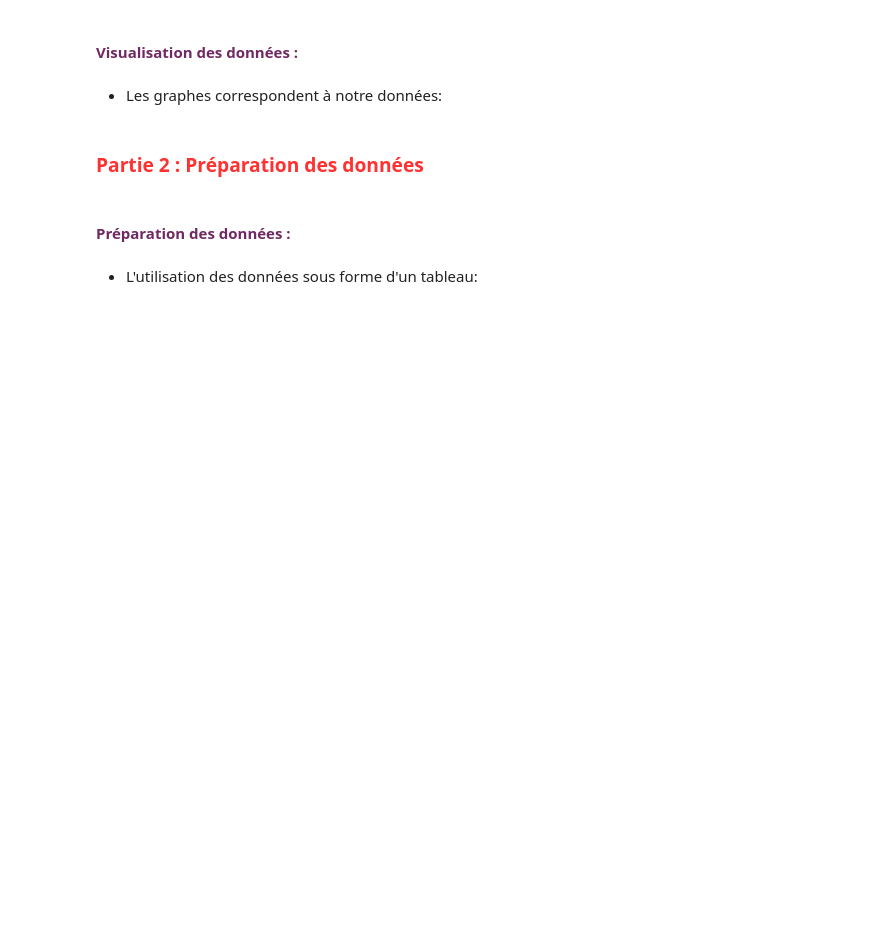
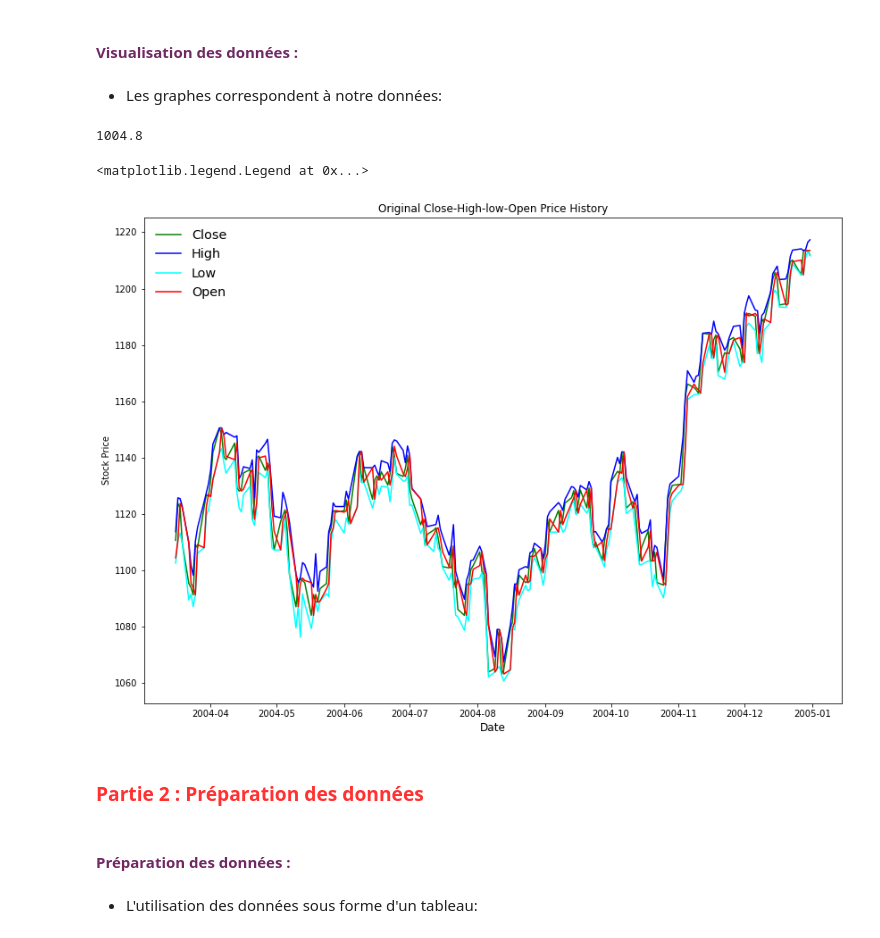
Before and after one commit to AymaneBOUJELLABA/ProjetRNA, a Jupyter notebook: Mini-projet_RNA_Partie1.ipynb, the cells around one changed output. Drawn from its saved outputs; the diff is of its cells as text; code cells hidden in the pictures; blank space fills up the shorter version.

```diff
--- a/Mini-projet_RNA_Partie1.ipynb
+++ b/Mini-projet_RNA_Partie1.ipynb
@@ -86,10 +75,13 @@ from sklearn.metrics import explained_variance_score,  r2_score
     </li>
 </ol>
 # %%
-start = datetime(2000, 1, 1)
-end = datetime(2005, 1, 1)
-sp_data = pdr.DataReader('^GSPC', 'yahoo', start, end)
+# importer les données
+#la date de debut
+d_start = datetime(2000, 1, 1)
+#la date de fin
+d_end = datetime(2010, 1, 1)
+sp500_data = pdr.DataReader('^GSPC', 'yahoo', d_start, d_end)
 
-# Verify loaded data by displaying the 5 first rows
-sp_data.head()
+# Verifier les 5 premiers lignes du données
+sp500_data.head()
 # %% [output]
@@ -120,32 +128,39 @@ sp_data.head()
         Les graphes correspondent à notre données:
     </li>
 </ul>
+# %%
+1256 - (1256 * 0.2)
+# %% [output]
+1004.8
 # %%
-#--------------------------------------------plotting original data-------------------------------------
-f, (ax1) = plt.subplots(1, figsize=(14,10))
+#++++++++++++++++++++++++++++++++++++++++++++Affichage de données originale++++++++++++++++++++++++++++++++++++++++
+f, ax = plt.subplots(figsize=(14,10))
 
 # First Subplot:"Close Price History"
-ax1.plot(sp_data.index[1054:], sp_data["Close"][1054:], color="blue",label='Close')
-ax1.set_xlabel("Date", fontsize=12)
-ax1.set_ylabel("Stock Price")
-ax1.set_title("Original Close-High-low-Open Price History")
+ax.plot(sp500_data.index, sp500_data["Close"], color="green",label='Close')
+ax.set_xlabel("Date", fontsize=12)
+ax.set_ylabel("Stock Price")
+ax.set_title("Original Close-High-low-Open Price History")
 
 # Second Subplot:"High Price History"
-ax1.plot(sp_data.index[1054:], sp_data["High"][1054:], color="green",label='High')
-ax1.set_xlabel("Date", fontsize=12)
-ax1.set_ylabel("Stock Price")
+ax.plot(sp500_data.index[1054:], sp500_data["High"][1054:], color="blue",label='High')
+ax.set_xlabel("Date", fontsize=12)
+ax.set_ylabel("Stock Price")
 
 # Third Subplot:Low Price History"
-ax1.plot(sp_data.index[1054:], sp_data["Low"][1054:], color="red",label='Low')
-ax1.set_xlabel("Date", fontsize=12)
-ax1.set_ylabel("Stock Price")
+ax.plot(sp500_data.index[1054:], sp500_data["Low"][1054:], color="cyan",label='Low')
+ax.set_xlabel("Date", fontsize=12)
+ax.set_ylabel("Stock Price")
 
 # Forth Subplot:Open Price History"
-ax1.plot(sp_data.index[1054:], sp_data["Open"][1054:], color="cyan",label='Open')
-ax1.set_xlabel("Date", fontsize=12)
-ax1.set_ylabel("Stock Price")
+ax.plot(sp500_data.index[1054:], sp500_data["Open"][1054:], color="red",label='Open')
+ax.set_xlabel("Date", fontsize=12)
+ax.set_ylabel("Stock Price")
 
-ax1.legend(loc='upper left', frameon=False, fontsize='x-large')
+ax.legend(loc='upper left', frameon=False, fontsize='x-large')
+# %% [output]
+<matplotlib.legend.Legend at 0x...>
+[figure, added]
 # %% [markdown]
 <h3 style=" color : #FF3131">Partie 2 : Préparation des données </h3>
 # %% [markdown]
```
Also changed, not shown: parts of 48 cells of this notebook.
